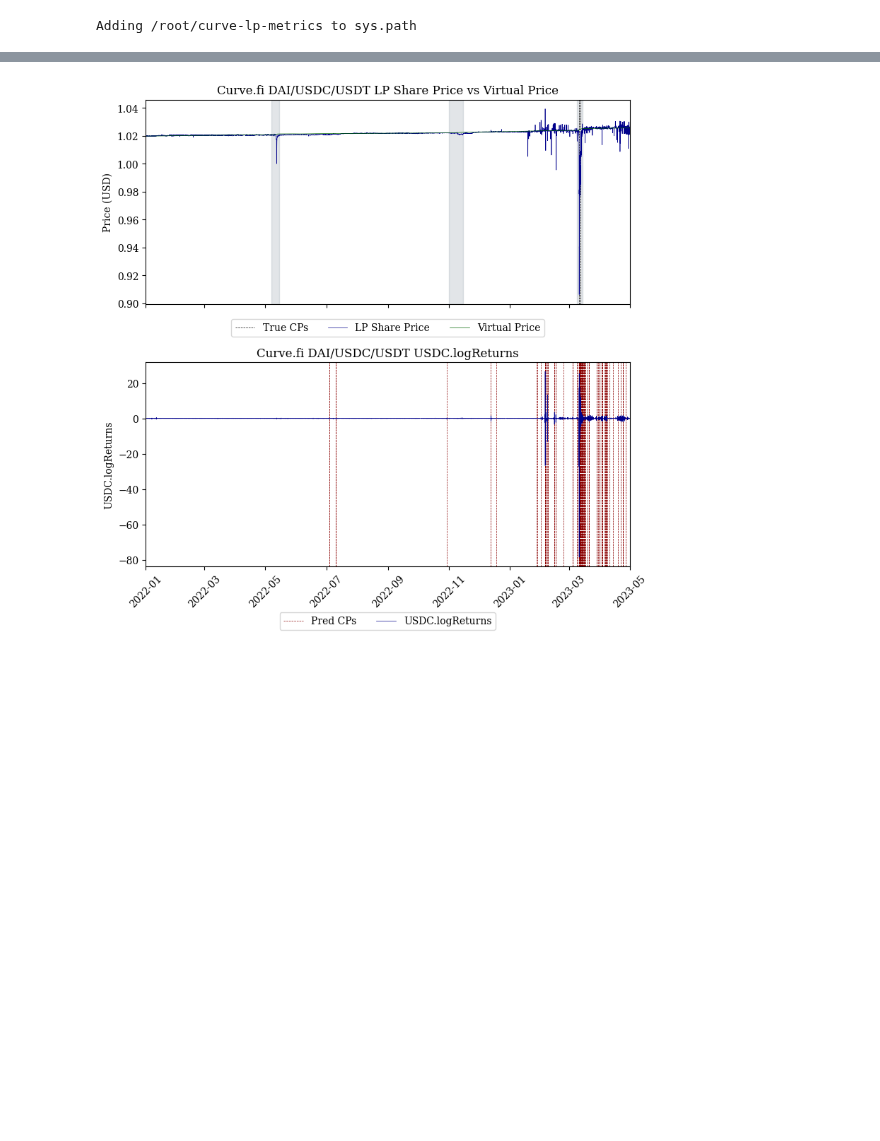
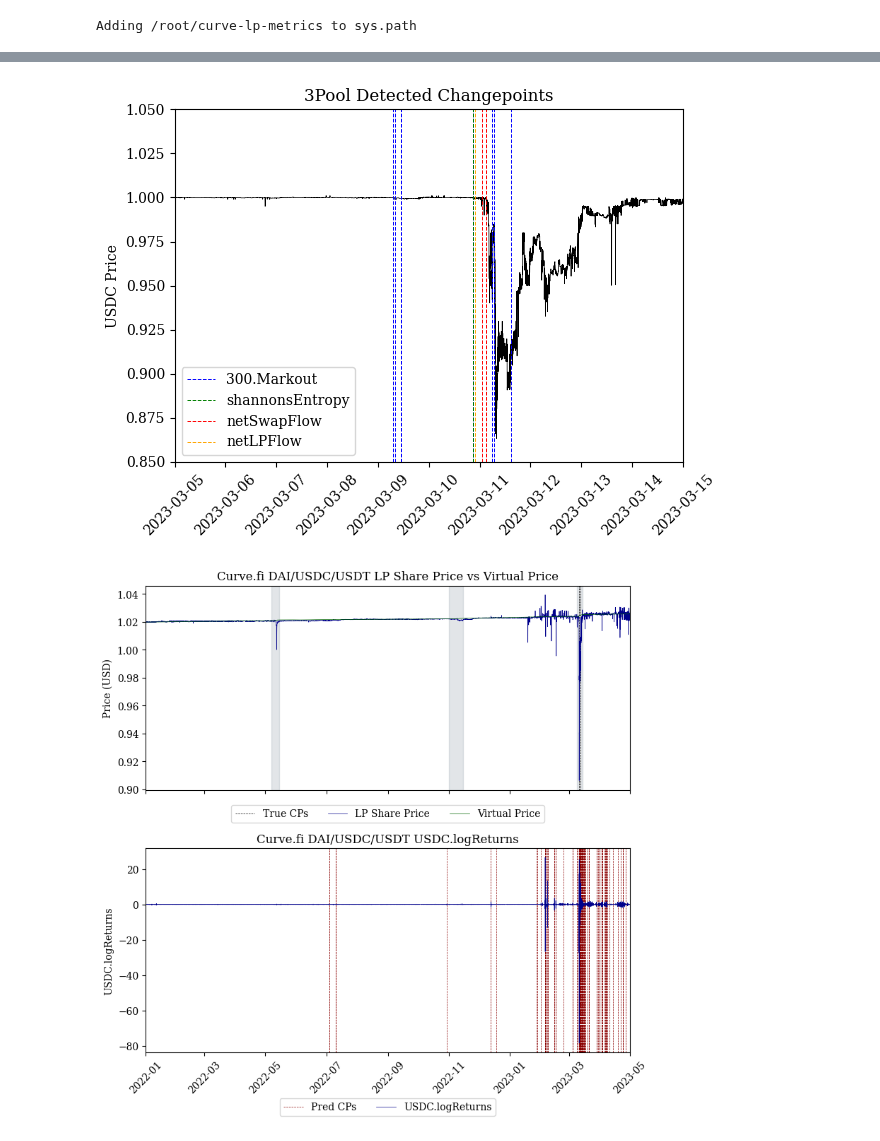
Before and after one commit to xenophonlabs/curve-lp-metrics, a Jupyter notebook: notebooks/analysis.ipynb, the cells around one changed output, grey strips where cells are left out. Saved outputs shown, nothing was run; the diff lists cells and outputs as text; code cells hidden in the pictures; blank space fills up the shorter version.

```diff
--- a/notebooks/analysis.ipynb
+++ b/notebooks/analysis.ipynb
@@ -56,0 +89,8 @@ metricsprocessor = MetricsProcessor(pool_metadata, token_metadata, freq='1h')
+# %%
+usdc = '0xa0b86991c6218b36c1d19d4a2e9eb0ce3606eb48'
+ohlcvs = {}
+# for token in set(swaps_data['tokenBought']):
+for token in [usdc]:
+    ohlcv = datahandler.get_ohlcv_data(token, start=start_ts, end=end_ts)
+    ohlcvs[token] = ohlcv
+ohlcvs.keys()
@@ -95,3 +168,32 @@ X = datahandler.get_pool_X(metric, pool, start_ts, end_ts, FREQ)
+# %%
+preds = {}
+for metric in ['shannonsEntropy', 'giniCoefficient', 'netSwapFlow', 'netLPFlow', '300.Markout']:
+    X = datahandler.get_pool_X(metric, pool, start_ts, end_ts, FREQ, standardize=True)
+    params = ast.literal_eval(results.loc[pool, metric]['params'])
+    model = BOCD(margin=MARGIN, alpha=ALPHA, verbose=True)
+    model.update({'alpha':params['alpha'], 'beta':params['beta'], 'kappa':params['kappa']})
+    y_pred, y_ps = model.predict(X)
+    preds[metric] = y_pred
+# %%
+f, ax = plt.subplots()
+colors = ['blue', 'green', 'red', 'orange']
+ax.plot(ohlcvs[usdc]['close'].index, ohlcvs[usdc]['close'], linewidth=0.5, color='black')
+for i, metric in enumerate(['300.Markout', 'shannonsEntropy', 'netSwapFlow', 'netLPFlow']):
+    c = colors[i]
+    for y in preds[metric]:
+        ax.axvline(y, color=c, linewidth=0.7, linestyle='--')
+    ax.plot([], [], label=metric, color=c, linewidth=0.7, linestyle='--')
+
+ax.legend()
+ax.set_xlim(datetime(2023, 3, 5), datetime(2023, 3, 15))
+ax.set_ylim(0.85, 1.05)
+ax.tick_params(axis='x', rotation=45)
+ax.set_ylabel('USDC Price')
+ax.set_title('3Pool Detected Changepoints')
+f.tight_layout()
+f.savefig('../figs/3pool_detected_cps.png')
+# %% [output]
+[figure, added]
 # %%
 THRESH = 0.05
 ALPHA = 1/5
```
Also changed, not shown: parts of 9 cells of this notebook, 52 other files.
